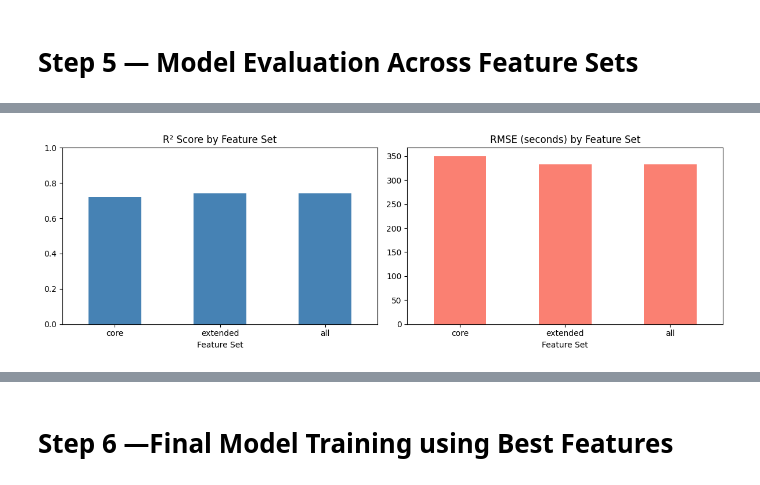
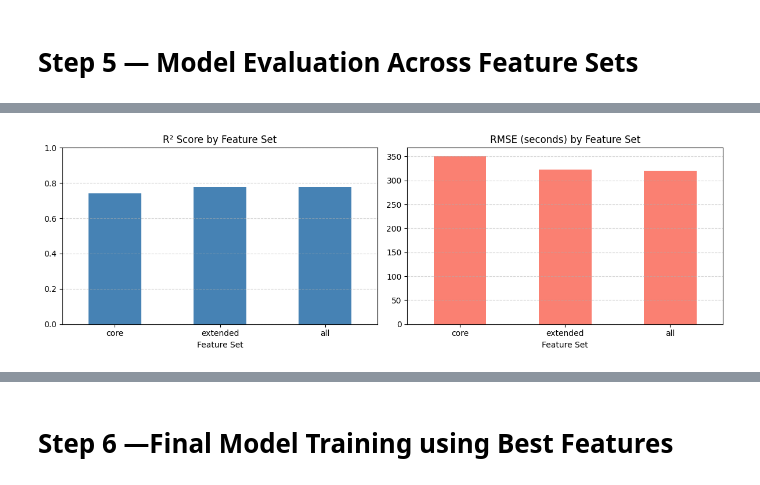
Before and after one commit to Marshoow/NYC_Taxi_Trip_DS, a Jupyter notebook: NYC_Taxi_Trip_Duration.ipynb, the cells around one changed output, grey strips where cells are left out. Cells and saved outputs as stored; diff of their text form; code cells hidden in the pictures.

```diff
--- a/NYC_Taxi_Trip_Duration.ipynb
+++ b/NYC_Taxi_Trip_Duration.ipynb
@@ -193,6 +199,8 @@ print(f"Final records count: {df.shape[0]}")
 # %% [output]
 Data Cleaning Process Finished Successfully.
 Final records count: 1440222
+# %%
+df = df.dropna(subset=['OSM_distance'])
 # %%
 cleaning_summary_pivot
 # %% [output]
@@ -576,3 +606,2 @@ def direction_to_cardinal(angle):
 # %%
-df['direction'] = np.degrees(df['direction'])
-df['cardinal_direction'] = df['direction'].apply(direction_to_cardinal)
+df["cardinal_direction"] = df["direction_deg"].apply(direction_to_cardinal)
@@ -1101,15 +1104,14 @@ Mutual Information (non-linear signal)
 Random Forest importance (interaction-aware)
 Permutation importance (most reliable)
 # %%
-# Ensure all indices align
 feature_scores = pd.DataFrame(index=feature_cols)
-
-feature_scores['mutual_info'] = mi_series.reindex(feature_scores.index)
-feature_scores['rf_importance'] = importances.reindex(feature_scores.index)
-feature_scores['permutation_importance'] = perm_importances.reindex(feature_scores.index)
+feature_scores["mutual_info"]            = mi_series.reindex(feature_cols)
+feature_scores["rf_importance"]          = importances.reindex(feature_cols)
+feature_scores["permutation_importance"] = perm_importances.reindex(feature_cols)
 
 # Fill missing values (if any feature missing from a method)
-feature_scores = feature_scores.fillna(0)
+feature_scores.fillna(0, inplace=True)
+
 
 # Normalize each column to [0, 1]
 feature_scores_normalized = feature_scores.apply(
@@ -1147,10 +1150,10 @@ feature_ranking
 **4.2 Define Feature Subsets**
 # %%
 # Top features
-core_features = feature_ranking.head(6).index.tolist()
+core_features = feature_ranking.head(8).index.tolist()
 
 # Medium set
-extended_features = feature_ranking.head(10).index.tolist()
+extended_features = feature_ranking.head(12).index.tolist()
 
 # Full set
 all_features = feature_ranking.index.tolist()
@@ -1163,65 +1166,64 @@ Extended Features: ['distance_km', 'manhattan_distance_km', 'dropoff_cluster', '
 # %% [markdown]
 # **Step 5 — Model Evaluation Across Feature Sets**
 # %%
-def evaluate_features(feature_list, X_train, X_test, y_train, y_test):
-    """Evaluate a feature subset using the pre-split train/test sets."""
-    Xtr = X_train[feature_list].copy()
-    Xte = X_test[feature_list].copy()
-
-    # Clean infinities/NaN
-    Xtr = Xtr.replace([np.inf, -np.inf], np.nan).fillna(Xtr.median())
-    Xte = Xte.replace([np.inf, -np.inf], np.nan).fillna(Xte.median())
+def evaluate_features(feature_list, X_tr, X_te, y_tr, y_te):
+    """Evaluate a feature subset using the pre-split train / test sets."""
+    Xtr = X_tr[feature_list].copy().replace([np.inf, -np.inf], np.nan)
+    Xte = X_te[feature_list].copy().replace([np.inf, -np.inf], np.nan)
+    Xtr.fillna(Xtr.median(), inplace=True)
+    Xte.fillna(Xte.median(), inplace=True)
 
     model = RandomForestRegressor(
-        n_estimators=150,
-        max_depth=12,
-        random_state=42,
-        n_jobs=-1
+        n_estimators=150, max_depth=12, random_state=RANDOM_STATE, n_jobs=-1
     )
-    model.fit(Xtr, y_train)
+    model.fit(Xtr, y_tr)
     preds = model.predict(Xte)
 
-    rmse        = np.sqrt(mean_squared_error(y_test, preds))
-    r2          = r2_score(y_test, preds)
-    rmse_seconds = np.sqrt(mean_squared_error(np.expm1(y_test), np.expm1(preds)))
+    rmse     = np.sqrt(mean_squared_error(y_te, preds))
+    r2       = r2_score(y_te, preds)
+    rmse_sec = np.sqrt(mean_squared_error(np.expm1(y_te), np.expm1(preds)))
 
-    return rmse, r2, rmse_seconds
+    return rmse, r2, rmse_sec
 
 
 # ── Evaluation loop ───────────────────────────────────────────────────────────
 # Use X_train_full / X_test_full from the initial split (Step 3 opening cell)
 results = {}
-for name, features in {
+for name, feats in {
     "core":     core_features,
     "extended": extended_features,
-    "all":      all_features
+    "all":      all_features,
 }.items():
     rmse, r2, rmse_sec = evaluate_features(
-        features,
-        X_train_full, X_test_full,
-        y_train_log,  y_test_log
+        feats, X_train_full, X_test_full, y_train_log, y_test_log
     )
     results[name] = {
-        "RMSE (log)": round(rmse, 4),
-        "R²":          round(r2, 4),
-        "RMSE (sec)": round(rmse_sec, 1)
+        "RMSE (log)": round(rmse,     4),
+        "R²":          round(r2,       4),
+        "RMSE (sec)": round(rmse_sec, 1),
     }
 
 results_df = pd.DataFrame(results).T
 print(results_df)
 
+
 fig, axes = plt.subplots(1, 2, figsize=(12, 4))
-results_df['R²'].plot(kind='bar', ax=axes[0], color='steelblue',
-                       title='R² Score by Feature Set', ylim=(0, 1))
-results_df['RMSE (sec)'].plot(kind='bar', ax=axes[1], color='salmon',
-                               title='RMSE (seconds) by Feature Set')
+results_df["R²"].plot(
+    kind="bar", ax=axes[0], color="steelblue",
+    title="R² Score by Feature Set", ylim=(0, 1)
+)
+results_df["RMSE (sec)"].plot(
+    kind="bar", ax=axes[1], color="salmon",
+    title="RMSE (seconds) by Feature Set"
+)
 for ax in axes:
-    ax.set_xlabel('Feature Set')
-    ax.tick_params(axis='x', rotation=0)
+    ax.set_xlabel("Feature Set")
+    ax.tick_params(axis="x", rotation=0)
+    ax.grid(axis="y", linestyle="--", alpha=0.5)
 plt.tight_layout()
 plt.show()
 
-best_set = results_df['RMSE (sec)'].idxmin()
+best_set = results_df["RMSE (sec)"].idxmin()
 print(f"\nBest feature set: {best_set}")
 # %% [output]
           RMSE (log)      R²  RMSE (sec)
@@ -1231 +1233 @@ all           0.3690  0.7423       332.5
-[figure, old version]
+[figure, new version]
```
Also changed, not shown: parts of 82 cells of this notebook, 1 other file.
